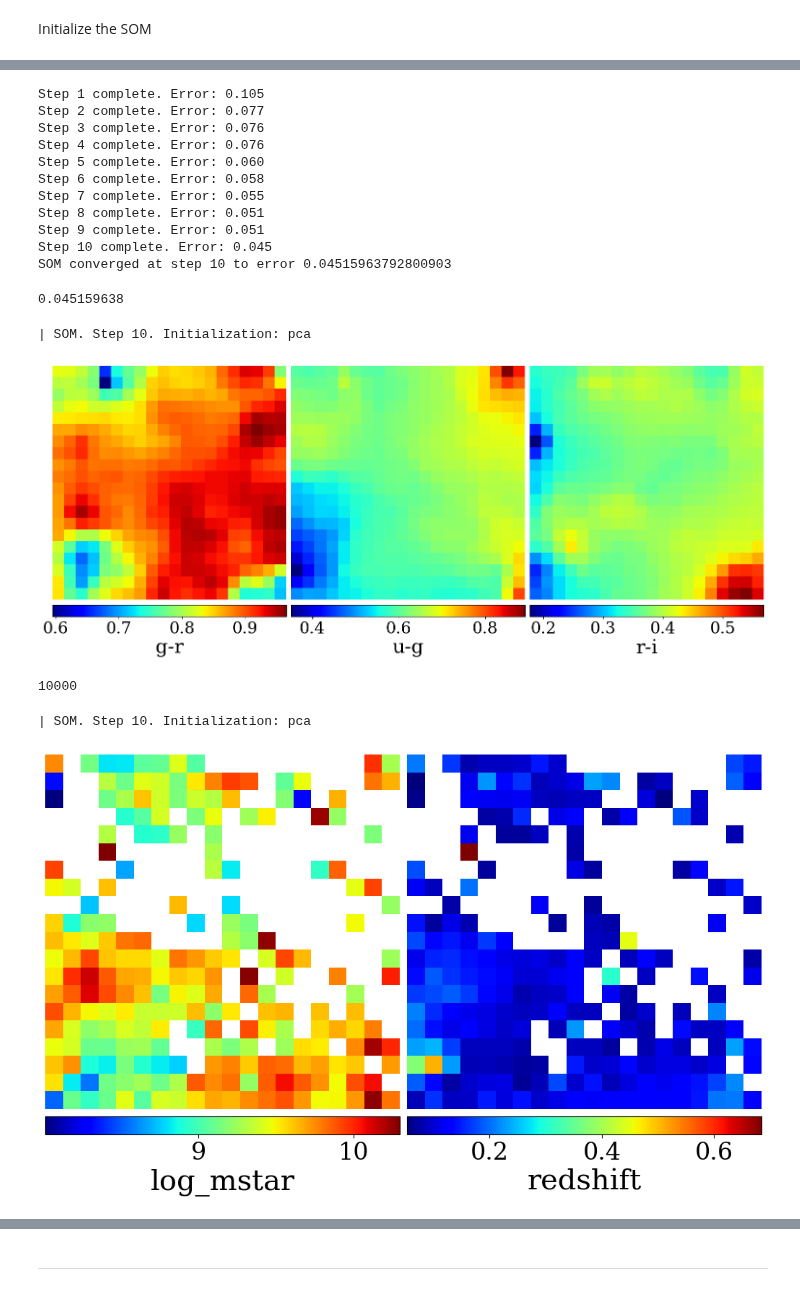
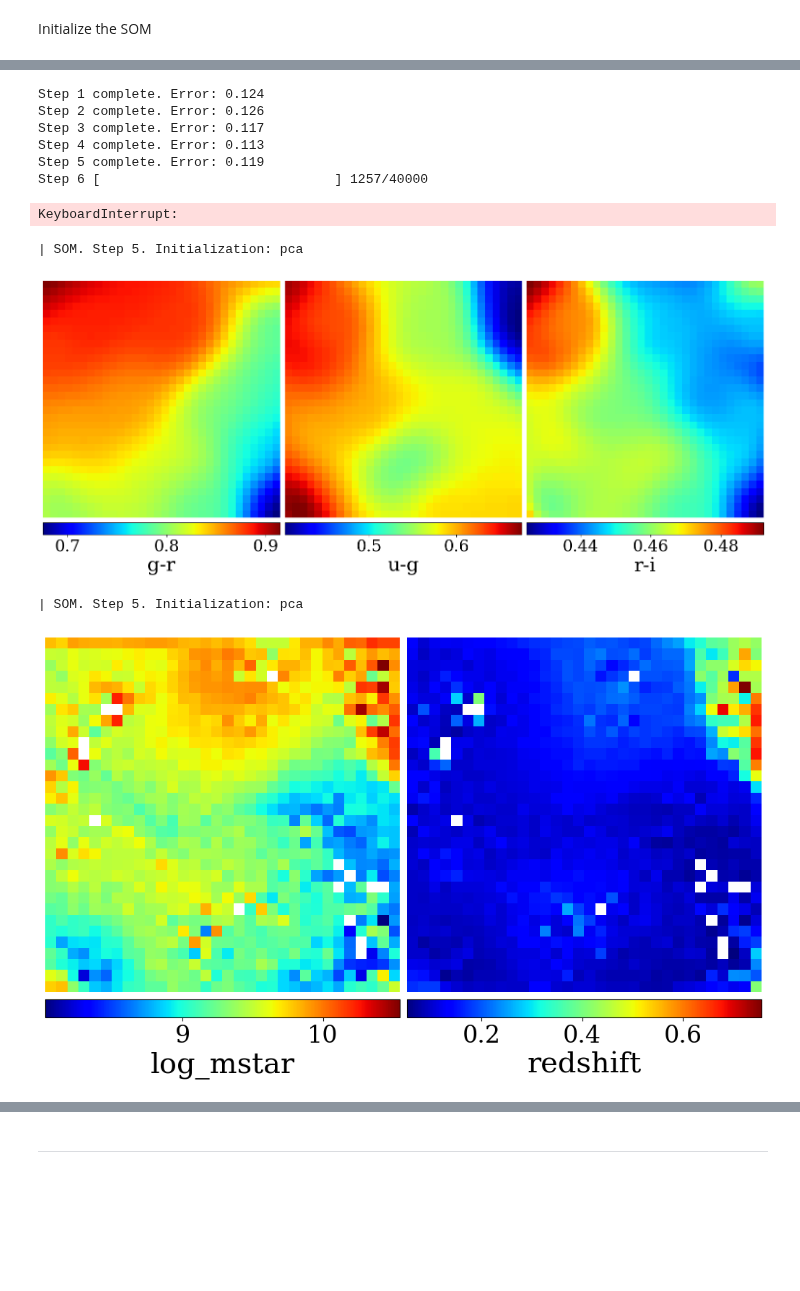
Before and after one commit to lsajkov/strw_mpdg, a Jupyter notebook: mpdg_run_som.ipynb, the cells around one changed output, grey strips where cells are left out. Saved outputs shown, nothing was run; the diff lists cells and outputs as text; code cells hidden in the pictures; blank space fills up the shorter version.

```diff
--- a/mpdg_run_som.ipynb
+++ b/mpdg_run_som.ipynb
@@ -46,7 +47,7 @@ from mpdg_som import SelfOrganizingMap
 #Set parameters
 name = 'mass_profile_dwarf_galaxies' #name of the SOM
 
-mapsize   = [20, 20] #size of the map. pass as a list of dimensions OR as an integer (also pass number of dimensions)
+mapsize   = [32, 32] #size of the map. pass as a list of dimensions OR as an integer (also pass number of dimensions)
 dimension = None
 
 initialization         = 'pca' #random or pca (principal component analysis)
@@ -56,9 +57,9 @@ neighborhood_function  = 'gaussian' #which neighborhood function to use. current
 error_estimator        = 'quantization_error' #which error estimation function to use. currently implemented: max_misalignment
 
 learning_rate = 0.65 #used to adjust the learning rate function
-kernel_spread = 2.5 #used to adjust the neighborhood function
-maximum_steps = 10 #used to adjust the learning rate and neighborhood functions
-error_thresh  = 0.05 #used to stop the SOM if termination = 'error thresh'
+kernel_spread = 10 #used to adjust the neighborhood function
+maximum_steps = 20 #used to adjust the learning rate and neighborhood functions
+error_thresh  = 0.01 #used to stop the SOM if termination = 'error thresh'
 # %%
 #Declare the SOM
 SOM = SelfOrganizingMap(
@@ -76,7 +77,7 @@ SOM = SelfOrganizingMap(
     error_thresh           = error_thresh
 )
 # %%
-data_cut = 10000 #use up to this much of the data (-1 for entire dataset)
+data_cut = 40000 #use up to this much of the data (-1 for entire dataset)
 randomized_idx = np.arange(0, len(input_data))
 np.random.shuffle(randomized_idx)
 randomized_idx = randomized_idx[:data_cut]
@@ -121,43 +122,43 @@ print(f'| Initial quantization error: {initial_quant_error:.3f}')
 #Train the som
 SOM.train()
 # %% [output]
-Step 1 complete. Error: 0.105
-Step 2 complete. Error: 0.077
-Step 3 complete. Error: 0.076
-Step 4 complete. Error: 0.076
-Step 5 complete. Error: 0.060
-Step 6 complete. Error: 0.058
-Step 7 complete. Error: 0.055
-Step 8 complete. Error: 0.051
-Step 9 complete. Error: 0.051
-Step 10 complete. Error: 0.045
-SOM converged at step 10 to error 0.04515963792800903
+Step 1 complete. Error: 0.124
+Step 2 complete. Error: 0.126
+Step 3 complete. Error: 0.117
+Step 4 complete. Error: 0.113
+Step 5 complete. Error: 0.119
+Step 6 [                              ] 1257/40000
-0.045159638
+KeyboardInterrupt:
 # %%
 #Visualize the SOM after training
 SOM.show_map(cmap = 'jet')
 # %% [output]
-| SOM. Step 10. Initialization: pca
+| SOM. Step 5. Initialization: pca
-[figure, old version]
+[figure, new version]
 # %%
 #Load trained map instead
 # %%
 len(input_labels[-int(data_cut):])
-# %% [output]
-10000
+# %%
+iteration_map = np.nditer(np.full(SOM.mapsize, 0), flags = ['multi_index'])
+for _ in iteration_map:
+    for i in range(SOM.labels_dim):
+        if np.sum(SOM.labeled_map[*iteration_map.multi_index][i]) == 0.:
+            SOM.labeled_map[*iteration_map.multi_index][i] = np.full(SOM.pdr, np.nan)
 # %%
 #Label the cells in the map with external parameters. Visualize the labeled map.
-SOM.load_labeling_data(input_labels[-int(data_cut/2):],
+# SOM.load_labeling_data(input_labels[-int(data_cut):],
+SOM.load_labeling_data(input_labels,
                        parameter_names = ['log_mstar', 'redshift'])
 SOM.normalize_labeling_data()
 
 SOM.label_map()
 
 SOM.show_map(show_labeled = True,
              cmap = 'jet')
 # %% [output]
-| SOM. Step 10. Initialization: pca
+| SOM. Step 5. Initialization: pca
-[figure, old version]
+[figure, new version]
 # %%
 #Find occupancy of cells:
 cell_histogram = np.full(np.product(SOM.mapsize), np.nan)
```
Also changed, not shown: parts of 12 cells of this notebook.
